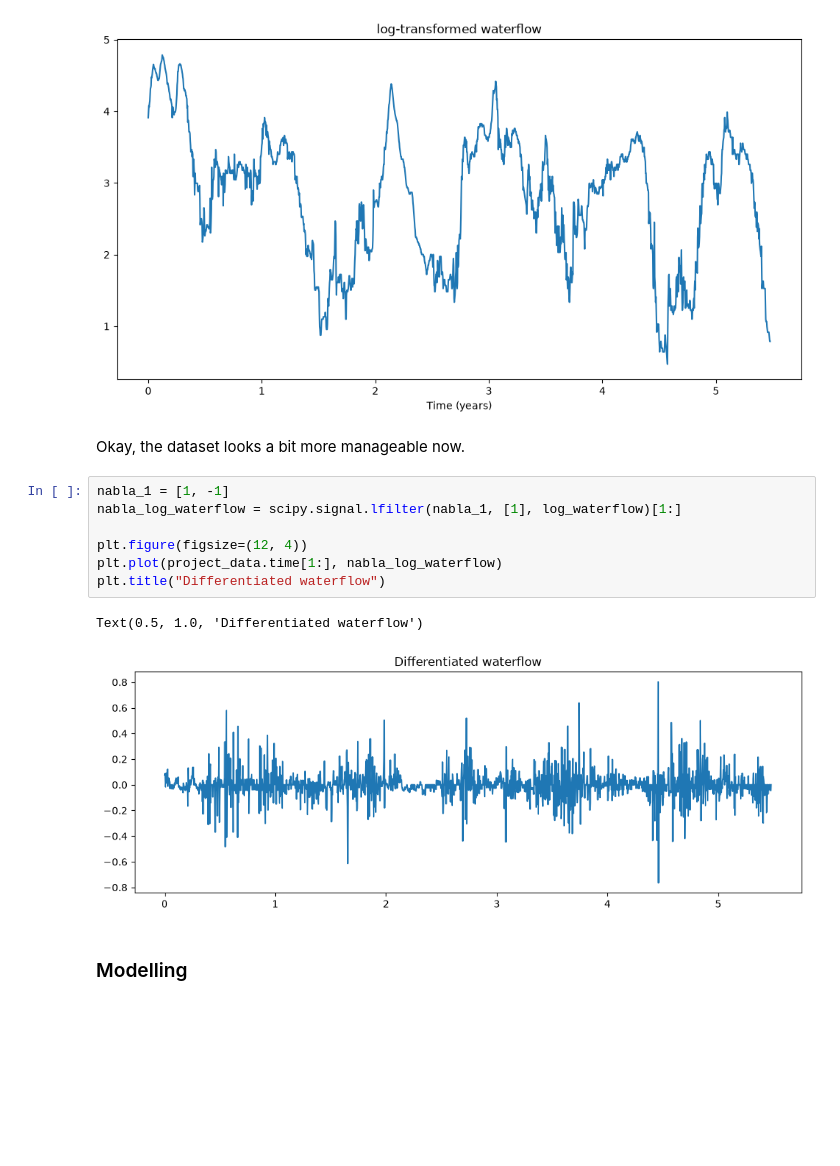
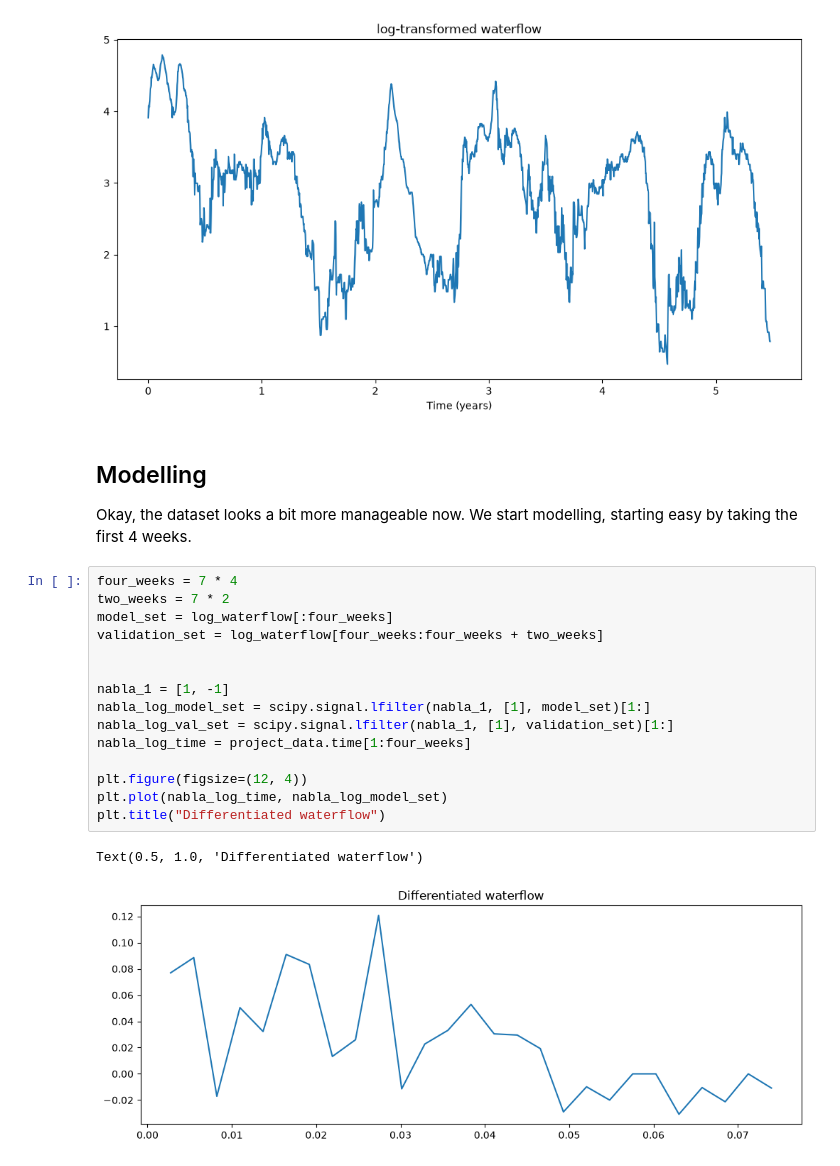
Before and after one commit to H-Wadman/TimeSeriesAnalysis, a Jupyter notebook: project/project.ipynb, the cells around one changed output. Drawn from its saved outputs; the diff is of its cells as text; blank space fills up the shorter version.

Commit message:
Update project to use model/val

```diff
--- a/project/project.ipynb
+++ b/project/project.ipynb
@@ -92,17 +92,25 @@ plt.xlabel("Time (years)")
 Text(0.5, 0, 'Time (years)')
 [figure]
 # %% [markdown]
-Okay, the dataset looks a bit more manageable now.
+## Modelling
+
+Okay, the dataset looks a bit more manageable now. We start modelling, starting easy by taking the first 4 weeks.
 # %%
+four_weeks = 7 * 4
+two_weeks = 7 * 2
+model_set = log_waterflow[:four_weeks]
+validation_set = log_waterflow[four_weeks:four_weeks + two_weeks]
+
+
 nabla_1 = [1, -1]
-nabla_log_waterflow = scipy.signal.lfilter(nabla_1, [1], log_waterflow)[1:]
+nabla_log_model_set = scipy.signal.lfilter(nabla_1, [1], model_set)[1:]
+nabla_log_val_set = scipy.signal.lfilter(nabla_1, [1], validation_set)[1:]
+nabla_log_time = project_data.time[1:four_weeks]
 
 plt.figure(figsize=(12, 4))
-plt.plot(project_data.time[1:], nabla_log_waterflow)
+plt.plot(nabla_log_time, nabla_log_model_set)
 plt.title("Differentiated waterflow")
 # %% [output]
 Text(0.5, 1.0, 'Differentiated waterflow')
-[figure, old version]
+[figure, new version]
-# %% [markdown]
-### Modelling
 # %%
```
Also changed, not shown: parts of 10 cells of this notebook.
